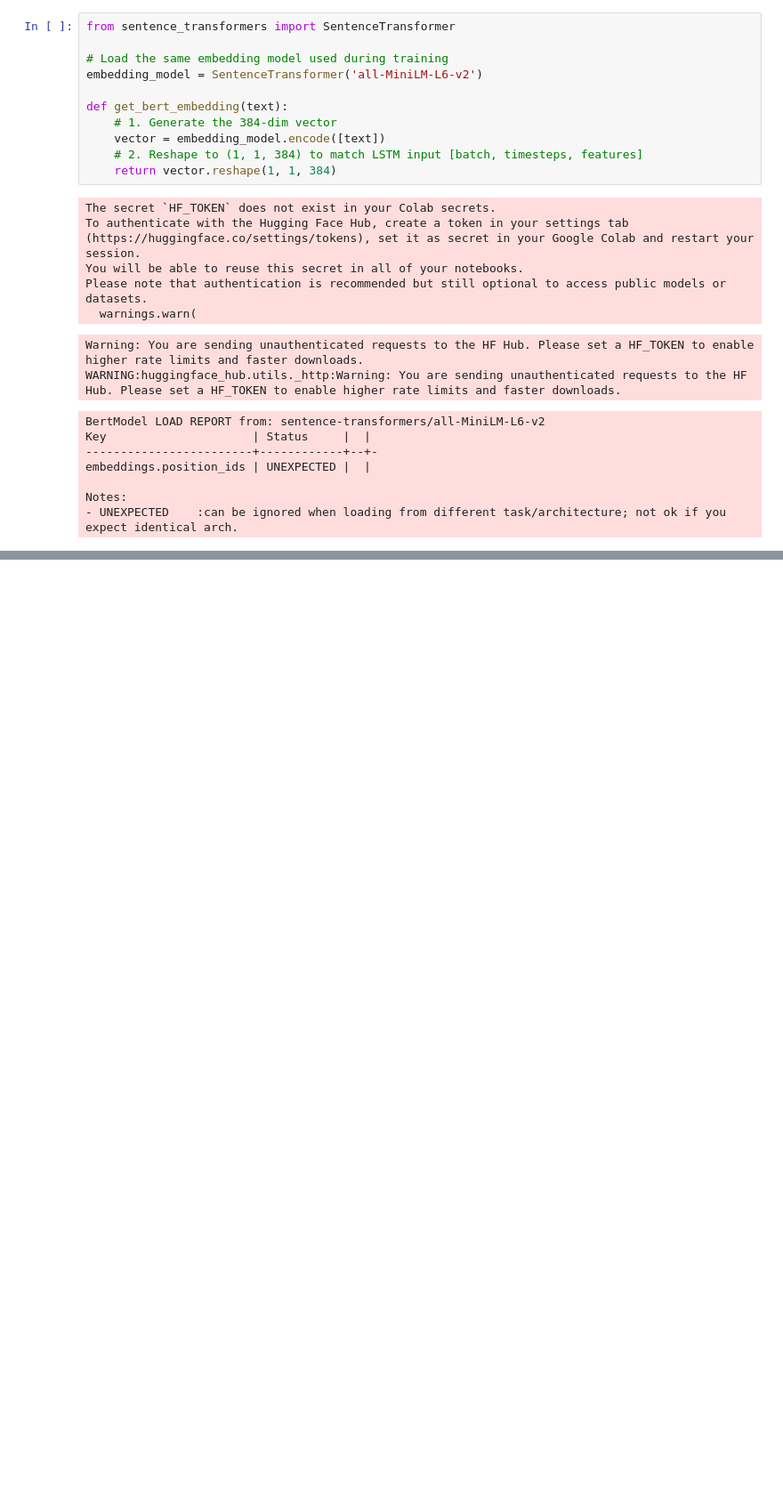
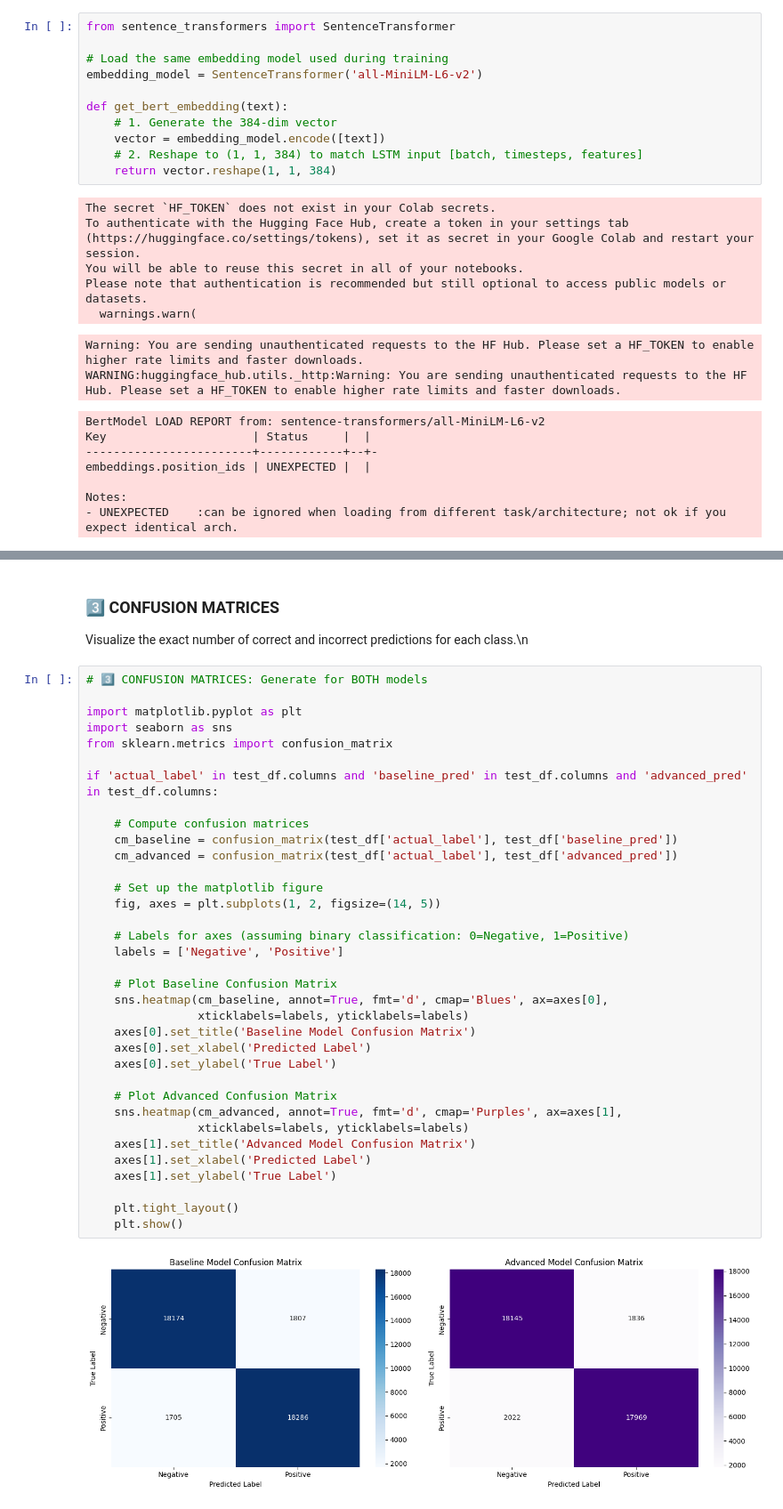
Before and after one commit to rahmamohax/SmartReviewAnalyzer, a Jupyter notebook: notebooks/06_insights.ipynb, the cells around one changed output, grey strips where cells are left out. Shown at 89% size. Cells and saved outputs as stored; diff of their text form; blank space fills up the shorter version.

```diff
--- a/notebooks/06_insights.ipynb
+++ b/notebooks/06_insights.ipynb
@@ -553,0 +605,40 @@ True Sentiment: Positive
+# %% [markdown]
+### 3️⃣ CONFUSION MATRICES
+Visualize the exact number of correct and incorrect predictions for each class.\n
+# %%
+# 3️⃣ CONFUSION MATRICES: Generate for BOTH models
+
+import matplotlib.pyplot as plt
+import seaborn as sns
+from sklearn.metrics import confusion_matrix
+
+if 'actual_label' in test_df.columns and 'baseline_pred' in test_df.columns and 'advanced_pred' in test_df.columns:
+
+    # Compute confusion matrices
+    cm_baseline = confusion_matrix(test_df['actual_label'], test_df['baseline_pred'])
+    cm_advanced = confusion_matrix(test_df['actual_label'], test_df['advanced_pred'])
+
+    # Set up the matplotlib figure
+    fig, axes = plt.subplots(1, 2, figsize=(14, 5))
+
+    # Labels for axes (assuming binary classification: 0=Negative, 1=Positive)
+    labels = ['Negative', 'Positive']
+
+    # Plot Baseline Confusion Matrix
+    sns.heatmap(cm_baseline, annot=True, fmt='d', cmap='Blues', ax=axes[0],
+                xticklabels=labels, yticklabels=labels)
+    axes[0].set_title('Baseline Model Confusion Matrix')
+    axes[0].set_xlabel('Predicted Label')
+    axes[0].set_ylabel('True Label')
+
+    # Plot Advanced Confusion Matrix
+    sns.heatmap(cm_advanced, annot=True, fmt='d', cmap='Purples', ax=axes[1],
+                xticklabels=labels, yticklabels=labels)
+    axes[1].set_title('Advanced Model Confusion Matrix')
+    axes[1].set_xlabel('Predicted Label')
+    axes[1].set_ylabel('True Label')
+
+    plt.tight_layout()
+    plt.show()
+# %% [output]
+[figure, added]
```
Also changed, not shown: parts of 6 cells of this notebook.
